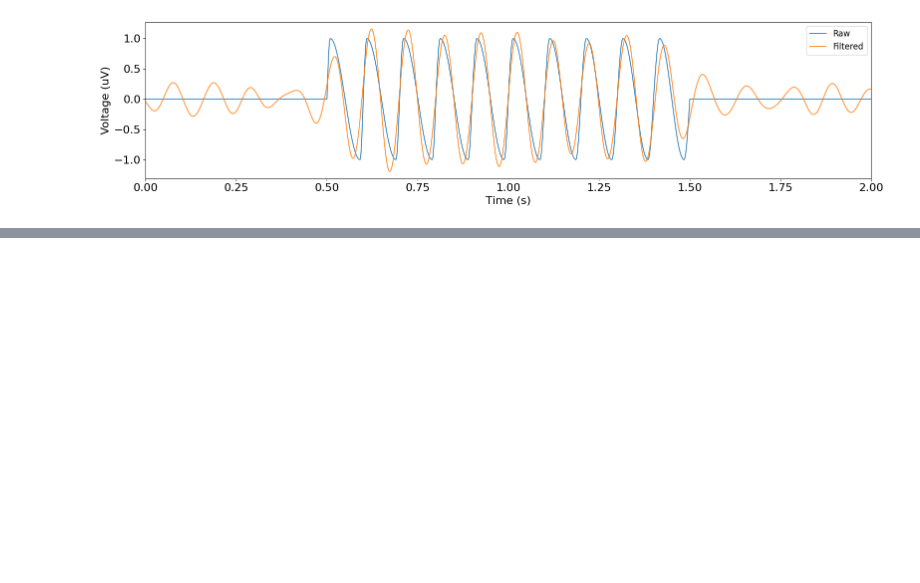
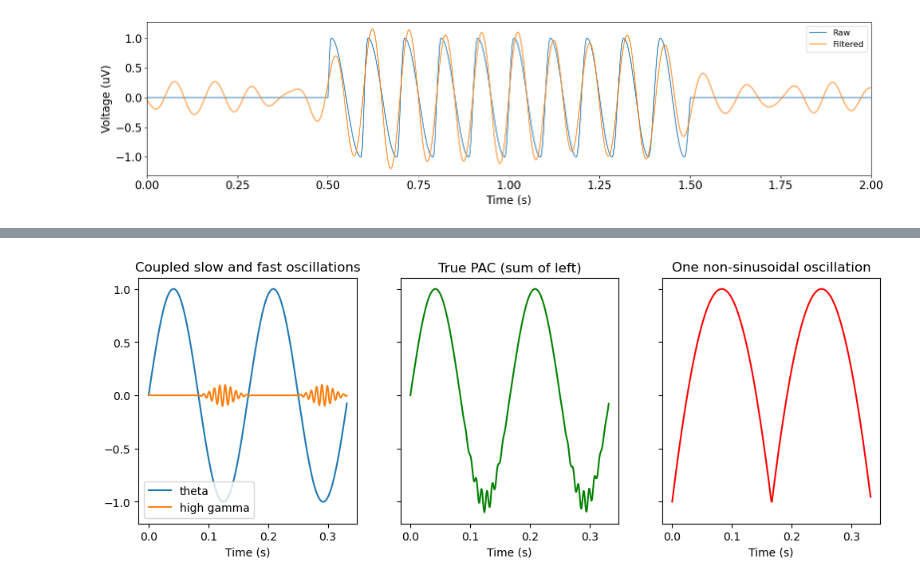
Before and after one commit to voytekresearch/spr, a Jupyter notebook: tutorials/02_bycycle/bycycle_00-Introduction.ipynb, the cells around one changed output, grey strips where cells are left out. Drawn from its saved outputs; the diff is of its cells as text; code cells hidden in the pictures; blank space fills up the shorter version.

```diff
--- a/tutorials/02_bycycle/bycycle_00-Introduction.ipynb
+++ b/tutorials/02_bycycle/bycycle_00-Introduction.ipynb
@@ -171,0 +192,49 @@ plot_time_series(times, sig_filt, ax=ax, colors='C1', alpha=.8, xlim=(0, 2), lab
+# %%
+# Set parameters
+n_seconds = 5
+fs = 1000
+slow_freq = 6  # slow oscillation in Hz (theta)
+fast_freq = 120  # fast oscillation in Hz (high gamma)
+rel_amp = .1  # relative amplitude of the faster oscillation
+
+# Create slow oscillation
+slow_osc = sim_oscillation(n_seconds, fs, slow_freq)
+slow_osc /= np.max(slow_osc)
+
+# Create fast oscillation
+window = sim_oscillation(
+    n_seconds, fs, slow_freq, 'gaussian', std=0.1, phase=0.75)
+window = (window - np.min(window)) / (np.max(window) - np.min(window))
+fast_osc = window * sim_oscillation(n_seconds, fs, fast_freq)
+fast_osc /= (np.max(fast_osc) / rel_amp)
+
+# Sum together to create composite signal
+tp_pac = slow_osc + fast_osc
+
+# Create Gaussian oscillation with same frequency as theta
+fp_pac = sim_oscillation(n_seconds, fs, slow_freq, cycle='gaussian', std=1)
+fp_pac = (fp_pac - np.min(fp_pac)) / (np.max(fp_pac) - np.min(fp_pac))
+fp_pac = (fp_pac - 0.5) * 2
+
+# Make time vector
+times = create_times(n_seconds, fs)
+
+# Plot true positive and false positive PAC
+two_cycles = int(2*fs/slow_freq)
+fig, axes = plt.subplots(1, 3, figsize=(12, 4), sharex=True, sharey=True)
+axes[0].plot(times[:two_cycles], slow_osc[:two_cycles], label='theta')
+axes[0].plot(times[:two_cycles], fast_osc[:two_cycles], label='high gamma')
+axes[0].set_title('Coupled slow and fast oscillations')
+axes[0].set_xlabel('Time (s)')
+axes[0].legend()
+
+axes[1].plot(times[:two_cycles], tp_pac[:two_cycles], c='g')
+axes[1].set_title('True PAC (sum of left)')
+axes[1].set_xlabel('Time (s)')
+
+axes[2].plot(times[:two_cycles], fp_pac[:two_cycles], c='r')
+axes[2].set_title('One non-sinusoidal oscillation')
+axes[2].set_xlabel('Time (s)')
+plt.show()
+# %% [output]
+[figure, added]
```
Also changed, not shown: parts of 9 cells of this notebook.
